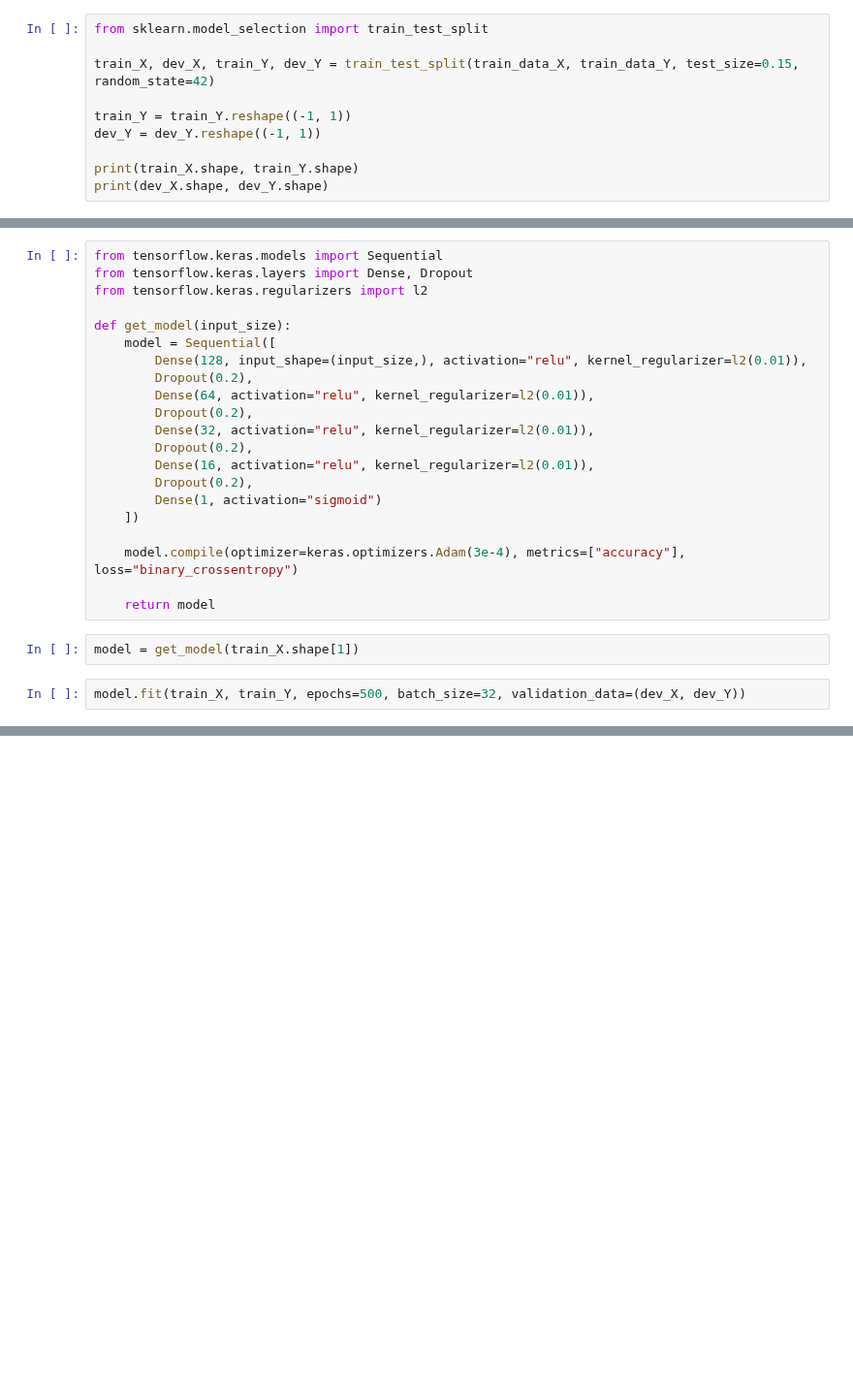
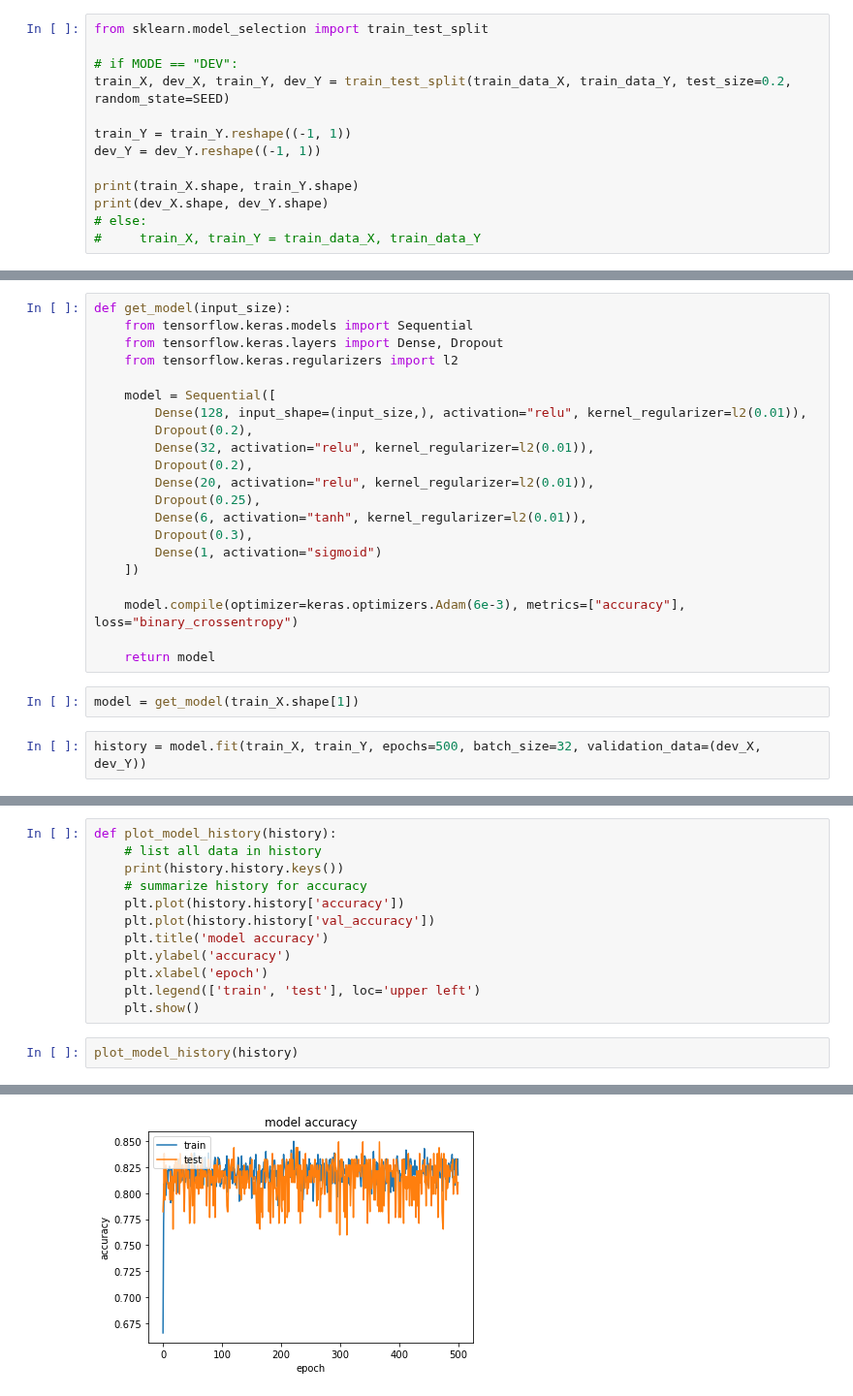
Before and after one commit to Witalia008/kaggle-public, a Jupyter notebook: titanic/TitanicDL.ipynb, the cells around one changed output, grey strips where cells are left out. Shown at 97% size. Cells and saved outputs as stored; diff of their text form; blank space fills up the shorter version.

Commit message:
Titanic v27: Enables GPU, adds l2, tune number of layers, removes Cabin, changes other fields' processing (0.78947).

```diff
--- a/titanic/TitanicDL.ipynb
+++ b/titanic/TitanicDL.ipynb
@@ -228,11 +247,14 @@ None
 # %%
 from sklearn.model_selection import train_test_split
 
-train_X, dev_X, train_Y, dev_Y = train_test_split(train_data_X, train_data_Y, test_size=0.15, random_state=42)
+# if MODE == "DEV":
+train_X, dev_X, train_Y, dev_Y = train_test_split(train_data_X, train_data_Y, test_size=0.2, random_state=SEED)
 
 train_Y = train_Y.reshape((-1, 1))
 dev_Y = dev_Y.reshape((-1, 1))
 
 print(train_X.shape, train_Y.shape)
 print(dev_X.shape, dev_Y.shape)
+# else:
+#     train_X, train_Y = train_data_X, train_data_Y
 # %% [output]
@@ -252,26 +263,26 @@ print(tf.__version__)
 # %%
-from tensorflow.keras.models import Sequential
-from tensorflow.keras.layers import Dense, Dropout
-from tensorflow.keras.regularizers import l2
+def get_model(input_size):
+    from tensorflow.keras.models import Sequential
+    from tensorflow.keras.layers import Dense, Dropout
+    from tensorflow.keras.regularizers import l2
 
-def get_model(input_size):
     model = Sequential([
         Dense(128, input_shape=(input_size,), activation="relu", kernel_regularizer=l2(0.01)),
         Dropout(0.2),
-        Dense(64, activation="relu", kernel_regularizer=l2(0.01)),
-        Dropout(0.2),
         Dense(32, activation="relu", kernel_regularizer=l2(0.01)),
         Dropout(0.2),
-        Dense(16, activation="relu", kernel_regularizer=l2(0.01)),
-        Dropout(0.2),
+        Dense(20, activation="relu", kernel_regularizer=l2(0.01)),
+        Dropout(0.25),
+        Dense(6, activation="tanh", kernel_regularizer=l2(0.01)),
+        Dropout(0.3),
         Dense(1, activation="sigmoid")
     ])
 
-    model.compile(optimizer=keras.optimizers.Adam(3e-4), metrics=["accuracy"], loss="binary_crossentropy")
+    model.compile(optimizer=keras.optimizers.Adam(6e-3), metrics=["accuracy"], loss="binary_crossentropy")
 
     return model
 # %%
 model = get_model(train_X.shape[1])
 # %%
-model.fit(train_X, train_Y, epochs=500, batch_size=32, validation_data=(dev_X, dev_Y))
+history = model.fit(train_X, train_Y, epochs=500, batch_size=32, validation_data=(dev_X, dev_Y))
 # %% [output]
@@ -295,0 +306,15 @@ Epoch 500/500
+# %%
+def plot_model_history(history):
+    # list all data in history
+    print(history.history.keys())
+    # summarize history for accuracy
+    plt.plot(history.history['accuracy'])
+    plt.plot(history.history['val_accuracy'])
+    plt.title('model accuracy')
+    plt.ylabel('accuracy')
+    plt.xlabel('epoch')
+    plt.legend(['train', 'test'], loc='upper left')
+    plt.show()
+# %%
+plot_model_history(history)
+# %% [output]
@@ -296,3 +322,4 @@ Epoch 500/500
+[figure, added]
 # %%
 _, accuracy = model.evaluate(train_X, train_Y, verbose=2)
 
```
Also changed, not shown: parts of 31 cells of this notebook, 1 other file.
